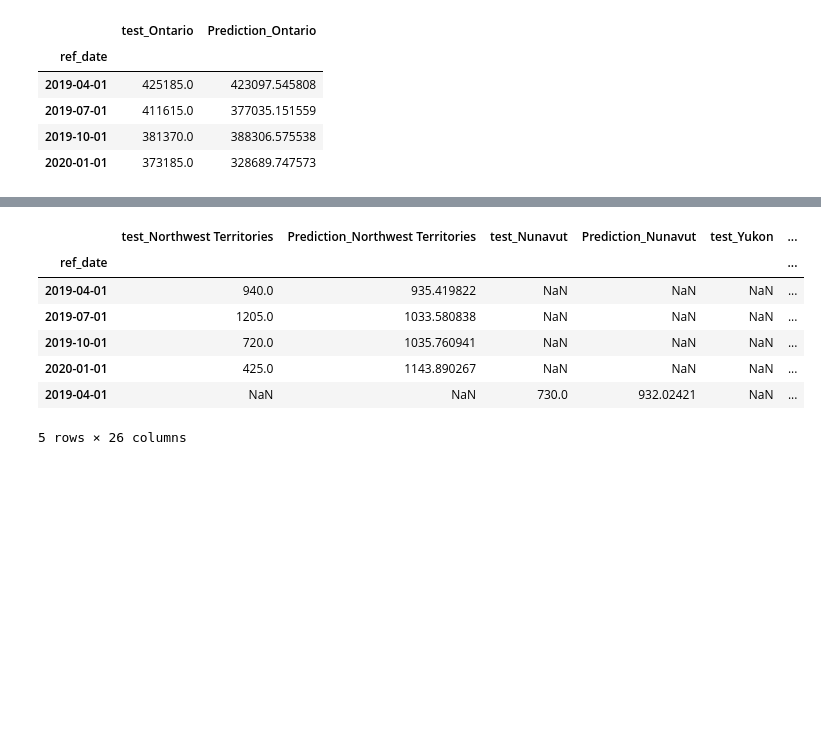
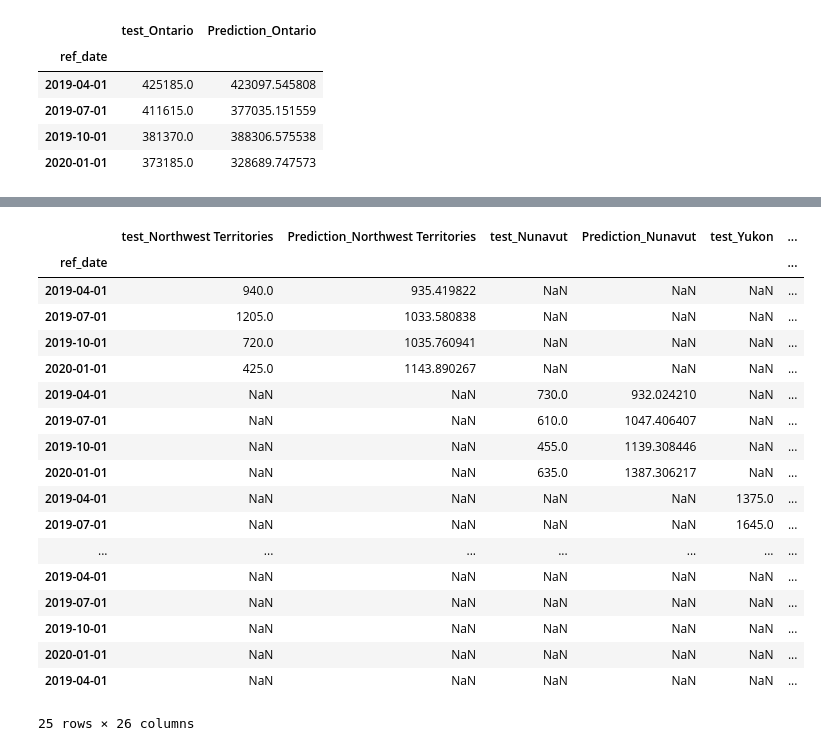
Before and after one commit to alecngai/Predicting_Canadian_Job_Vacancies, a Jupyter notebook: Machine_Learning/ML_SARIMA-AllCanada-Province_20211121.ipynb, the cells around one changed output, grey strips where cells are left out. Saved outputs shown, nothing was run; the diff lists cells and outputs as text; code cells hidden in the pictures; blank space fills up the shorter version.

```diff
--- a/Machine_Learning/ML_SARIMA-AllCanada-Province_20211121.ipynb
+++ b/Machine_Learning/ML_SARIMA-AllCanada-Province_20211121.ipynb
@@ -456,7 +456,7 @@ def province_vac (province):
 
     # Fit the model (configuration is set using previous autocorreleation, trend decomposition tests)
     mod_prov = sm.tsa.statespace.SARIMAX(train_prov, trend='t', order=(0,1,0),seasonal_order=(1, 1, 1, 2))
-    res_prov = mod_prov.fit(disp=False)
+    res_prov = mod_prov.fit(disp=False)s
     print(res_prov.summary())
 
     # produce forecast results
@@ -635,16 +634,27 @@ Trend Decomposition Visualization
 [figure]
 ... (54 outputs left out)
 # %%
-output_provencies.head()
+output_provencies.head(25)
 # %% [output]
 |  | test_Northwest Territories | Prediction_Northwest Territories | test_Nunavut | Prediction_Nunavut | test_Yukon | ... |
 | ref_date |  |  |  |  |  | ... |
 | 2019-04-01 | 940.0 | 935.419822 | NaN | NaN | NaN | ... |
 | 2019-07-01 | 1205.0 | 1033.580838 | NaN | NaN | NaN | ... |
 | 2019-10-01 | 720.0 | 1035.760941 | NaN | NaN | NaN | ... |
 | 2020-01-01 | 425.0 | 1143.890267 | NaN | NaN | NaN | ... |
-| 2019-04-01 | NaN | NaN | 730.0 | 932.02421 | NaN | ... |
+| 2019-04-01 | NaN | NaN | 730.0 | 932.024210 | NaN | ... |
+| 2019-07-01 | NaN | NaN | 610.0 | 1047.406407 | NaN | ... |
+| 2019-10-01 | NaN | NaN | 455.0 | 1139.308446 | NaN | ... |
+| 2020-01-01 | NaN | NaN | 635.0 | 1387.306217 | NaN | ... |
+| 2019-04-01 | NaN | NaN | NaN | NaN | 1375.0 | ... |
+| 2019-07-01 | NaN | NaN | NaN | NaN | 1645.0 | ... |
+| ... | ... | ... | ... | ... | ... | ... |
+| 2019-04-01 | NaN | NaN | NaN | NaN | NaN | ... |
+| 2019-07-01 | NaN | NaN | NaN | NaN | NaN | ... |
+| 2019-10-01 | NaN | NaN | NaN | NaN | NaN | ... |
+| 2020-01-01 | NaN | NaN | NaN | NaN | NaN | ... |
+| 2019-04-01 | NaN | NaN | NaN | NaN | NaN | ... |
-5 rows × 26 columns
+25 rows × 26 columns
 # %%
 # close connection to DB
 conn.close()
```
Also changed, not shown: parts of 1 cell of this notebook.
